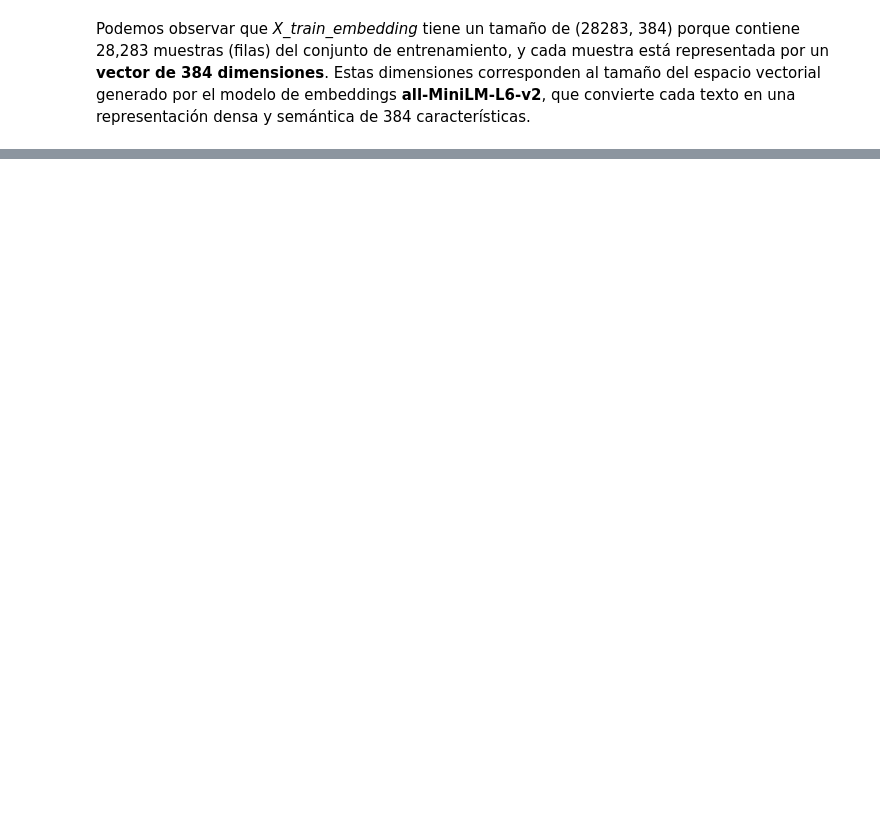
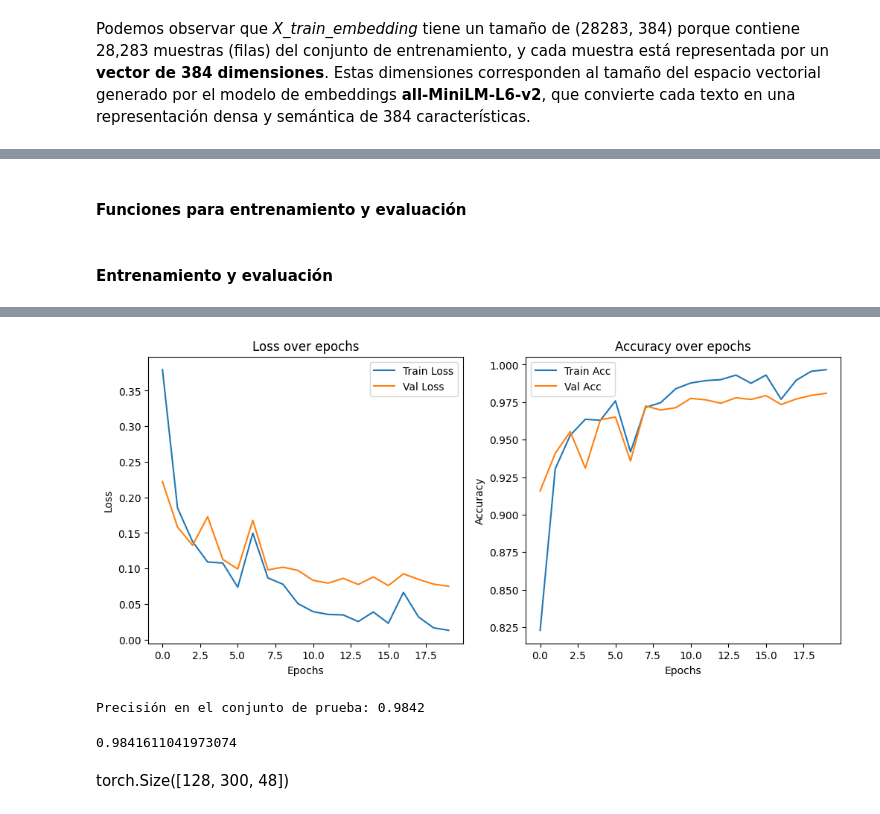
Before and after one commit to guillermo-grande/Fake-News-Detection, a Jupyter notebook: pipeline.ipynb, the cells around one changed output, grey strips where cells are left out. Drawn from its saved outputs; the diff is of its cells as text; code cells hidden in the pictures; blank space fills up the shorter version.

```diff
--- a/pipeline.ipynb
+++ b/pipeline.ipynb
@@ -1084,0 +1273,13 @@ nn.Embedding espera un tensor de índices enteros...
+# %%
+# Cargar el DataFrame limpio
+df = pd.read_csv("Datasets/Cleaned-FR-News_V2.csv")
+
+# Dividimos los datos en entrenamiento y prueba
+# Por ahora usaremos únicamente el texto de la noticia (omitimos el título)
+X = df["clean_text"]
+y = df["label"]
+X_train, X_test, y_train, y_test = train_test_split(X, y, test_size=0.2, random_state=42)
+
+# Se usará para redes neuronales
+# Usaremos un 20% del conjunto de datos para validación (16% del total)
+X_train, X_valid, y_train, y_valid = train_test_split(X_train, y_train, test_size=0.2, random_state=42)
@@ -1084,0 +1386,2 @@ nn.Embedding espera un tensor de índices enteros...
+# %% [markdown]
+#### Funciones para entrenamiento y evaluación
@@ -1084,0 +1505,34 @@ nn.Embedding espera un tensor de índices enteros...
+# %% [markdown]
+#### Entrenamiento y evaluación
+# %%
+# --------------------
+# Entrenamiento y evaluación
+# --------------------
+
+# Disponibilidad de GPU
+device = torch.device("cuda" if torch.cuda.is_available() else "cpu")
+print(f"Usando device: {device}")
+
+# Instanciar modelo, pérdida y optimizador
+model = LSTMModel().to(device)
+criterion = nn.BCELoss()  # Pérdida para clasificación binaria
+optimizer = torch.optim.Adam(model.parameters(), lr=0.001)
+
+# Variables de ntrenamiento
+num_epochs = 20
+train_losses, valid_losses = [], []
+train_accuracies, valid_accuracies = [], []
+best_val_loss = float("inf")
+best_model_path = "models/best_lstm_embeddings.pth"  # Ruta donde se guardará el mejor modelo
+
+# Entrenar el modelo
+train_losses, valid_losses, train_accuracies, valid_accuracies = train_model(
+    model, train_loader, valid_loader, criterion, optimizer, num_epochs, device, best_model_path
+)
+
+# Función para graficar la pérdida y precisión
+plot_loss_and_accuracy(train_losses, valid_losses, train_accuracies, valid_accuracies)
+
+# Evaluar el modelo en el conjunto de prueba
+evaluate_model(model, test_loader, device)
+# %% [output]
@@ -1084,0 +1556,5 @@ nn.Embedding espera un tensor de índices enteros...
+[figure, added]
+Precisión en el conjunto de prueba: 0.9842
+0.9841611041973074
+# %% [markdown]
+torch.Size([128, 300, 48])
```
Also changed, not shown: parts of 33 cells of this notebook.
